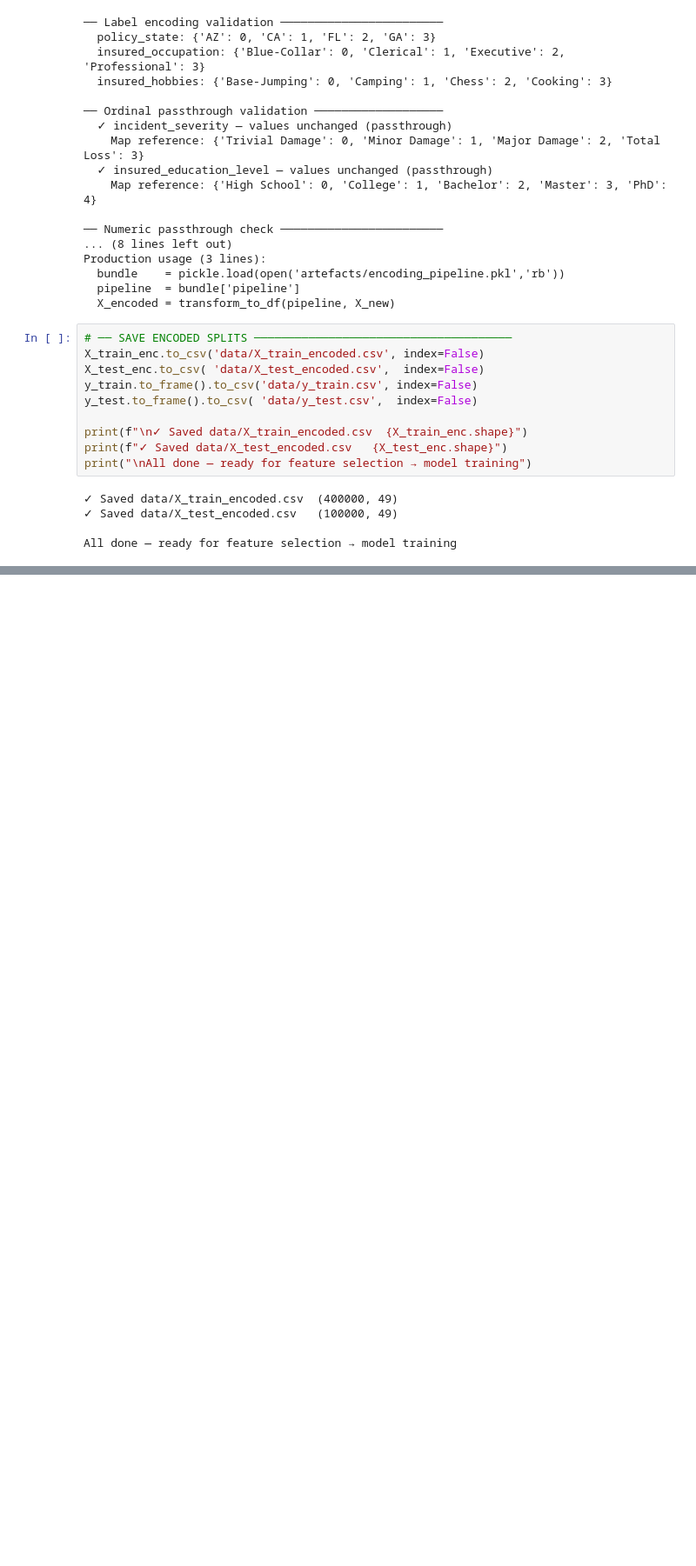
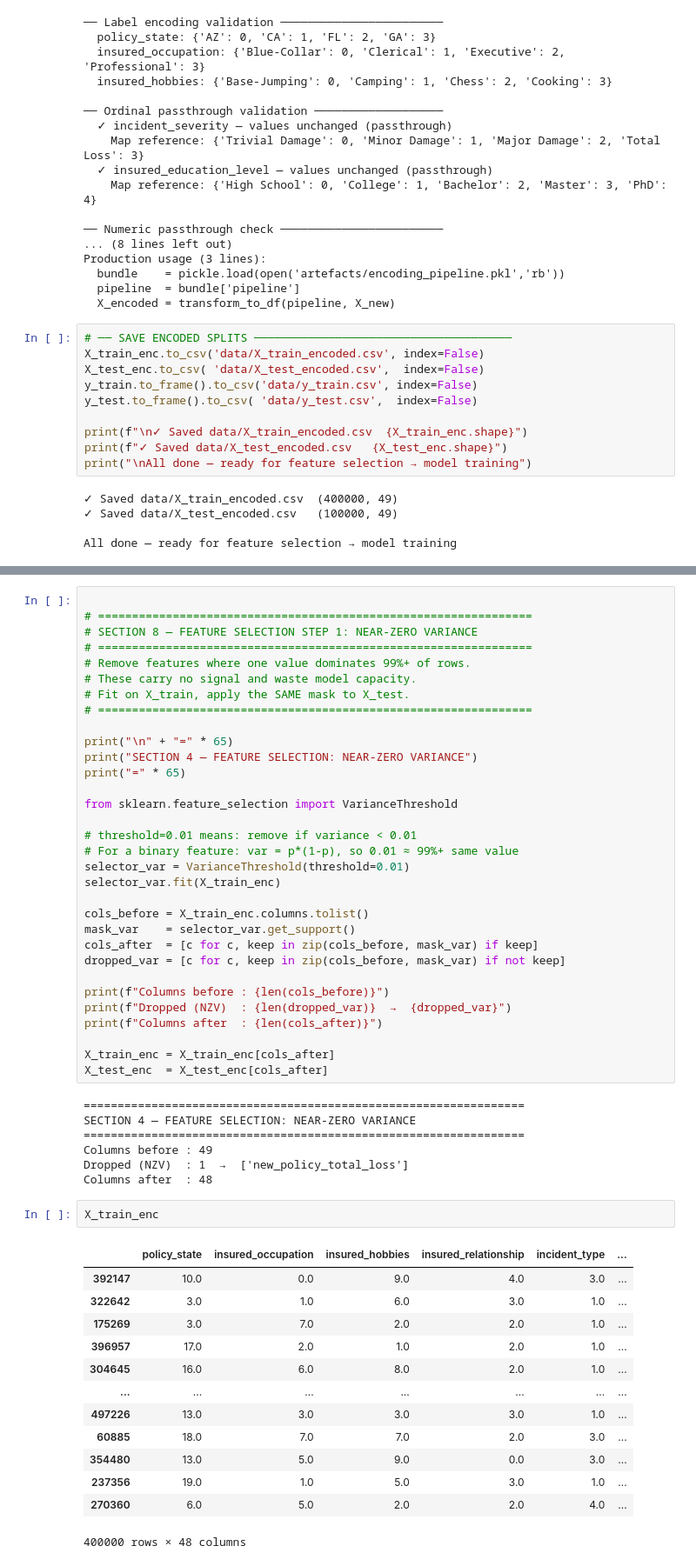
Before and after one commit to Aparna-Pawar/ML_Synthetic_Dataset_Project, a Jupyter notebook: Untitled.ipynb, the cells around one changed output, grey strips where cells are left out. Shown at 87% size. Drawn from its saved outputs; the diff is of its cells as text; blank space fills up the shorter version.

Commit message:
Feature engineering- entering feature selection part

```diff
--- a/Untitled.ipynb
+++ b/Untitled.ipynb
@@ -1289,0 +1323,55 @@ All done — ready for feature selection → model training
+# %%
+
+# ================================================================
+# SECTION 8 — FEATURE SELECTION STEP 1: NEAR-ZERO VARIANCE
+# ================================================================
+# Remove features where one value dominates 99%+ of rows.
+# These carry no signal and waste model capacity.
+# Fit on X_train, apply the SAME mask to X_test.
+# ================================================================
+
+print("\n" + "=" * 65)
+print("SECTION 4 — FEATURE SELECTION: NEAR-ZERO VARIANCE")
+print("=" * 65)
+
+from sklearn.feature_selection import VarianceThreshold
+
+# threshold=0.01 means: remove if variance < 0.01
+# For a binary feature: var = p*(1-p), so 0.01 ≈ 99%+ same value
+selector_var = VarianceThreshold(threshold=0.01)
+selector_var.fit(X_train_enc)
+
+cols_before = X_train_enc.columns.tolist()
+mask_var    = selector_var.get_support()
+cols_after  = [c for c, keep in zip(cols_before, mask_var) if keep]
+dropped_var = [c for c, keep in zip(cols_before, mask_var) if not keep]
+
+print(f"Columns before : {len(cols_before)}")
+print(f"Dropped (NZV)  : {len(dropped_var)}  →  {dropped_var}")
+print(f"Columns after  : {len(cols_after)}")
+
+X_train_enc = X_train_enc[cols_after]
+X_test_enc  = X_test_enc[cols_after]
+# %% [output]
+=================================================================
+SECTION 4 — FEATURE SELECTION: NEAR-ZERO VARIANCE
+=================================================================
+Columns before : 49
+Dropped (NZV)  : 1  →  ['new_policy_total_loss']
+Columns after  : 48
+# %%
+X_train_enc
+# %% [output]
+|  | policy_state | insured_occupation | insured_hobbies | insured_relationship | incident_type | ... |
+| 392147 | 10.0 | 0.0 | 9.0 | 4.0 | 3.0 | ... |
+| 322642 | 3.0 | 1.0 | 6.0 | 3.0 | 1.0 | ... |
+| 175269 | 3.0 | 7.0 | 2.0 | 2.0 | 1.0 | ... |
+| 396957 | 17.0 | 2.0 | 1.0 | 2.0 | 1.0 | ... |
+| 304645 | 16.0 | 6.0 | 8.0 | 2.0 | 1.0 | ... |
+| ... | ... | ... | ... | ... | ... | ... |
+| 497226 | 13.0 | 3.0 | 3.0 | 3.0 | 1.0 | ... |
+| 60885 | 18.0 | 7.0 | 7.0 | 2.0 | 3.0 | ... |
+| 354480 | 13.0 | 5.0 | 9.0 | 0.0 | 3.0 | ... |
+| 237356 | 19.0 | 1.0 | 5.0 | 3.0 | 1.0 | ... |
+| 270360 | 6.0 | 5.0 | 2.0 | 2.0 | 4.0 | ... |
+400000 rows × 48 columns
```
Also changed, not shown: parts of 2 cells of this notebook.
